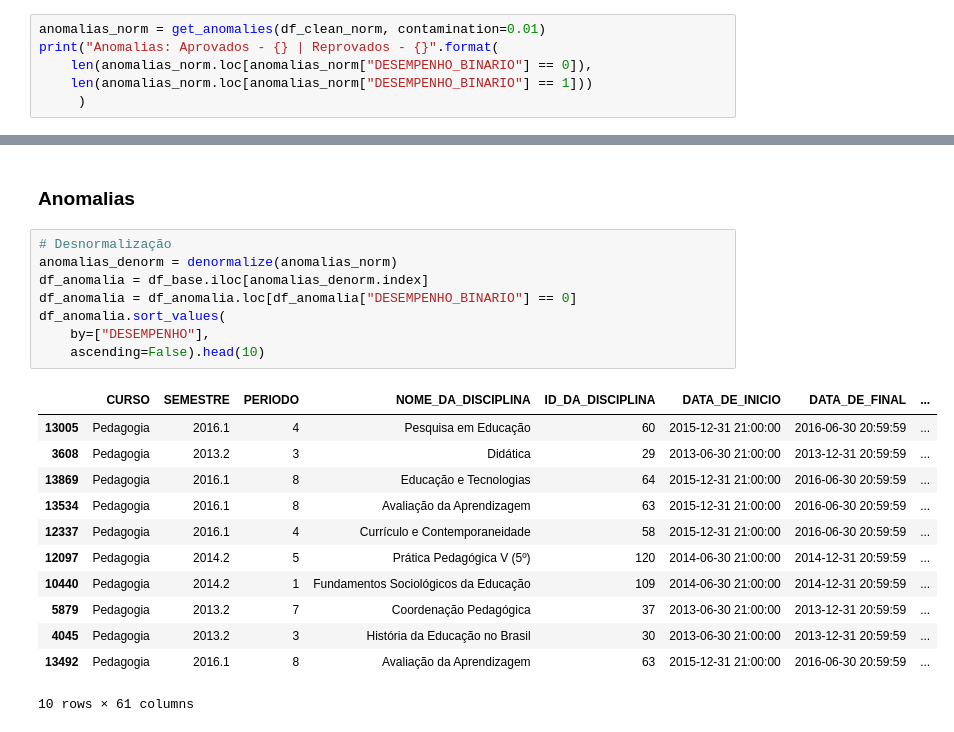
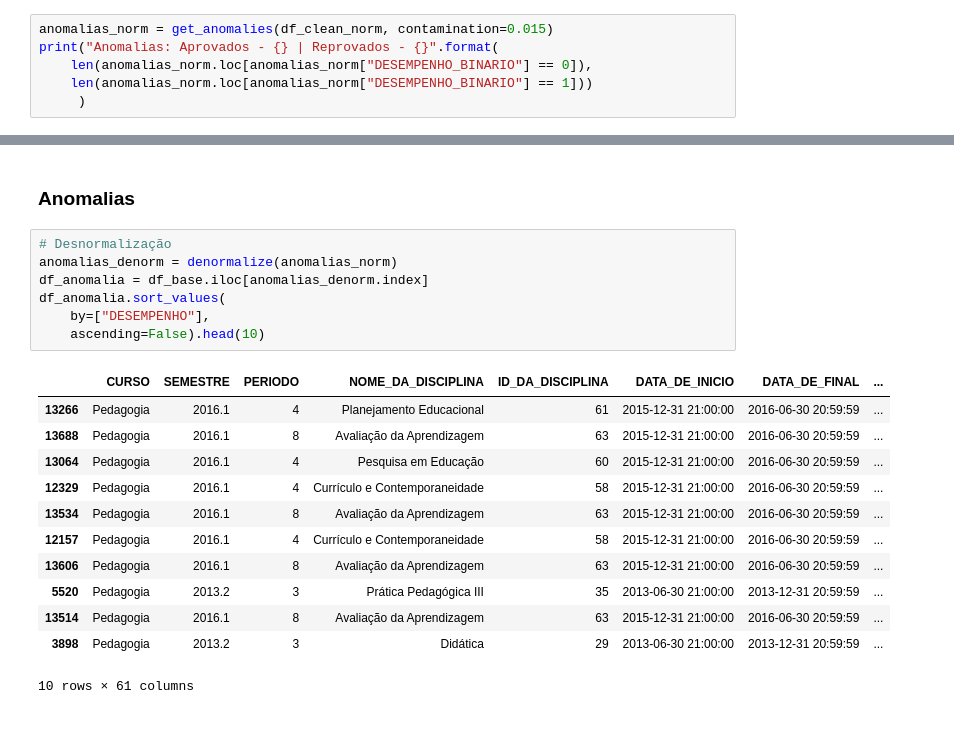
Before and after one commit to Drakmord2/EDM, a Jupyter notebook: Notebooks/Modelagem.ipynb, the cells around one changed output, grey strips where cells are left out. Drawn from its saved outputs; the diff is of its cells as text.

```diff
--- a/Notebooks/Modelagem.ipynb
+++ b/Notebooks/Modelagem.ipynb
@@ -194,7 +204,7 @@ df_clean_norm.head(3)
 # %% [markdown]
 ### - Detecção de Anomalias
 # %%
-anomalias_norm = get_anomalies(df_clean_norm, contamination=0.01)
+anomalias_norm = get_anomalies(df_clean_norm, contamination=0.015)
 print("Anomalias: Aprovados - {} | Reprovados - {}".format(
     len(anomalias_norm.loc[anomalias_norm["DESEMPENHO_BINARIO"] == 0]),
     len(anomalias_norm.loc[anomalias_norm["DESEMPENHO_BINARIO"] == 1]))
@@ -220,21 +230,20 @@ heatmap(anomalias_norm.loc[anomalias_norm["DESEMPENHO_BINARIO"] == 1], "Anomalia
 # %%
 # Desnormalização
 anomalias_denorm = denormalize(anomalias_norm)
 df_anomalia = df_base.iloc[anomalias_denorm.index]
-df_anomalia = df_anomalia.loc[df_anomalia["DESEMPENHO_BINARIO"] == 0]
 df_anomalia.sort_values(
     by=["DESEMPENHO"],
     ascending=False).head(10)
 # %% [output]
 |  | CURSO | SEMESTRE | PERIODO | NOME_DA_DISCIPLINA | ID_DA_DISCIPLINA | DATA_DE_INICIO | DATA_DE_FINAL | ... |
-| 13005 | Pedagogia | 2016.1 | 4 | Pesquisa em Educação | 60 | 2015-12-31 21:00:00 | 2016-06-30 20:59:59 | ... |
-| 3608 | Pedagogia | 2013.2 | 3 | Didática | 29 | 2013-06-30 21:00:00 | 2013-12-31 20:59:59 | ... |
-| 13869 | Pedagogia | 2016.1 | 8 | Educação e Tecnologias | 64 | 2015-12-31 21:00:00 | 2016-06-30 20:59:59 | ... |
+| 13266 | Pedagogia | 2016.1 | 4 | Planejamento Educacional | 61 | 2015-12-31 21:00:00 | 2016-06-30 20:59:59 | ... |
+| 13688 | Pedagogia | 2016.1 | 8 | Avaliação da Aprendizagem | 63 | 2015-12-31 21:00:00 | 2016-06-30 20:59:59 | ... |
+| 13064 | Pedagogia | 2016.1 | 4 | Pesquisa em Educação | 60 | 2015-12-31 21:00:00 | 2016-06-30 20:59:59 | ... |
+| 12329 | Pedagogia | 2016.1 | 4 | Currículo e Contemporaneidade | 58 | 2015-12-31 21:00:00 | 2016-06-30 20:59:59 | ... |
 | 13534 | Pedagogia | 2016.1 | 8 | Avaliação da Aprendizagem | 63 | 2015-12-31 21:00:00 | 2016-06-30 20:59:59 | ... |
-| 12337 | Pedagogia | 2016.1 | 4 | Currículo e Contemporaneidade | 58 | 2015-12-31 21:00:00 | 2016-06-30 20:59:59 | ... |
-| 12097 | Pedagogia | 2014.2 | 5 | Prática Pedagógica V (5º) | 120 | 2014-06-30 21:00:00 | 2014-12-31 20:59:59 | ... |
-| 10440 | Pedagogia | 2014.2 | 1 | Fundamentos Sociológicos da Educação | 109 | 2014-06-30 21:00:00 | 2014-12-31 20:59:59 | ... |
-| 5879 | Pedagogia | 2013.2 | 7 | Coordenação Pedagógica | 37 | 2013-06-30 21:00:00 | 2013-12-31 20:59:59 | ... |
-| 4045 | Pedagogia | 2013.2 | 3 | História da Educação no Brasil | 30 | 2013-06-30 21:00:00 | 2013-12-31 20:59:59 | ... |
-| 13492 | Pedagogia | 2016.1 | 8 | Avaliação da Aprendizagem | 63 | 2015-12-31 21:00:00 | 2016-06-30 20:59:59 | ... |
+| 12157 | Pedagogia | 2016.1 | 4 | Currículo e Contemporaneidade | 58 | 2015-12-31 21:00:00 | 2016-06-30 20:59:59 | ... |
+| 13606 | Pedagogia | 2016.1 | 8 | Avaliação da Aprendizagem | 63 | 2015-12-31 21:00:00 | 2016-06-30 20:59:59 | ... |
+| 5520 | Pedagogia | 2013.2 | 3 | Prática Pedagógica III | 35 | 2013-06-30 21:00:00 | 2013-12-31 20:59:59 | ... |
+| 13514 | Pedagogia | 2016.1 | 8 | Avaliação da Aprendizagem | 63 | 2015-12-31 21:00:00 | 2016-06-30 20:59:59 | ... |
+| 3898 | Pedagogia | 2013.2 | 3 | Didática | 29 | 2013-06-30 21:00:00 | 2013-12-31 20:59:59 | ... |
 10 rows × 61 columns
```
Also changed, not shown: parts of 5 cells of this notebook.
